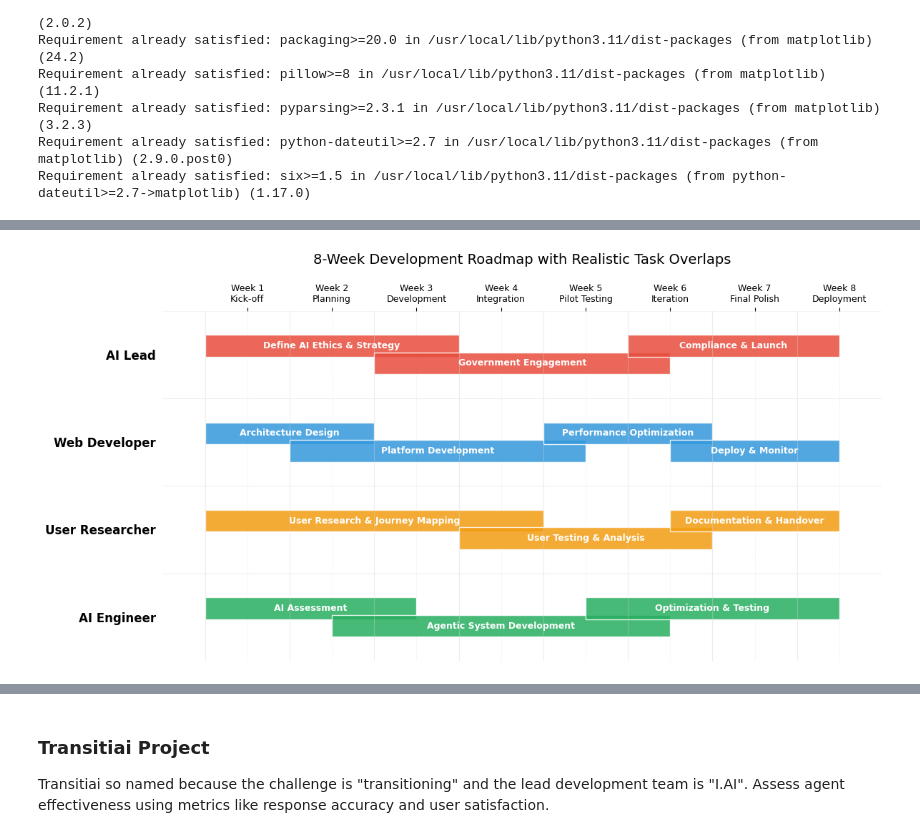
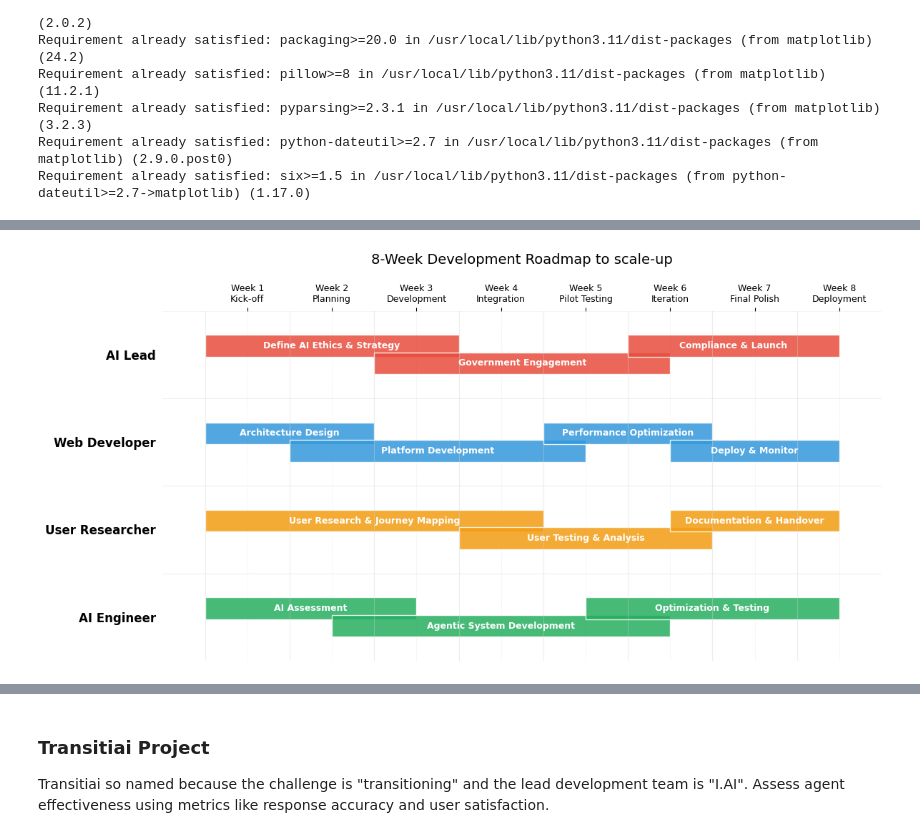
Before and after one commit to drOluOla/Job_Interviews_2025, a Jupyter notebook: i_dot_ai_backup_final_5.ipynb, the cells around one changed output, grey strips where cells are left out. Drawn from its saved outputs; the diff is of its cells as text; code cells hidden in the pictures.

```diff
--- a/i_dot_ai_backup_final_5.ipynb
+++ b/i_dot_ai_backup_final_5.ipynb
@@ -1513,42 +1501,33 @@ ax.xaxis.tick_top()
 ax.xaxis.set_label_position('top')
 
 # Set up y-axis (roles) - matching your image order, without emojis for Colab compatibility
 role_labels_clean = ['AI Engineer', 'User Researcher', 'Web Developer', 'AI Lead']
 ax.set_yticks(range(len(roles)))
 ax.set_yticklabels(role_labels_clean, fontsize=12, fontweight='bold')
 
 # Add subtle grid
 ax.grid(True, axis='x', alpha=0.2, linestyle='--', linewidth=0.5)
 ax.set_axisbelow(True)
 
 # Add week boundary lines and role demarcation lines
 for week in week_positions:
     ax.axvline(x=week - 0.5, color='lightgray', alpha=0.4, linestyle='-', linewidth=0.8)
 
 # Add horizontal lines to demarcate each role's row
 for i in range(len(roles)):
     # Add line above and below each role
     ax.axhline(y=i - 0.5, color='lightgray', alpha=0.3, linestyle='-', linewidth=0.5)
     ax.axhline(y=i + 0.5, color='lightgray', alpha=0.3, linestyle='-', linewidth=0.5)
 
 # Clean up spines
 for spine in ax.spines.values():
     spine.set_visible(False)
 
-# Add title and subtitle
-plt.title('8-Week Development Roadmap with Realistic Task Overlaps', fontsize=14, fontweight='300', pad=20)
-
-# Remove default ticks
+# Add title
+plt.title('8-Week Development Roadmap to scale-up', fontsize=14, fontweight='300', pad=20)
 ax.tick_params(left=False, bottom=False)
 
-# Adjust layout
 plt.tight_layout()
-
-# Display the chart
 plt.show()
-
-# Optional: Save the chart
-# plt.savefig('ai_platform_gantt_realistic.png', dpi=300, bbox_inches='tight',
-#             facecolor='white', edgecolor='none')
 # %% [output]
-[figure, old version]
+[figure, new version]
```
Also changed, not shown: parts of 5 cells of this notebook.
